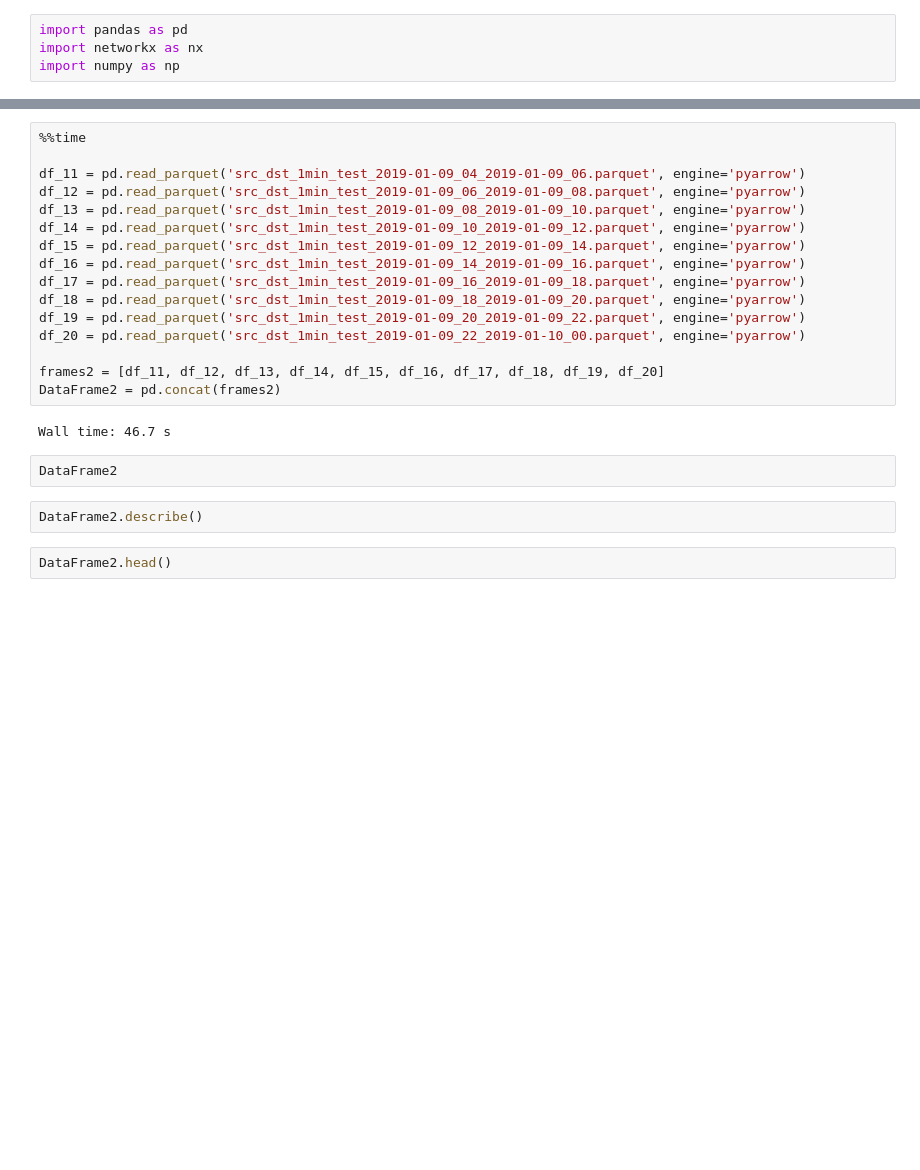
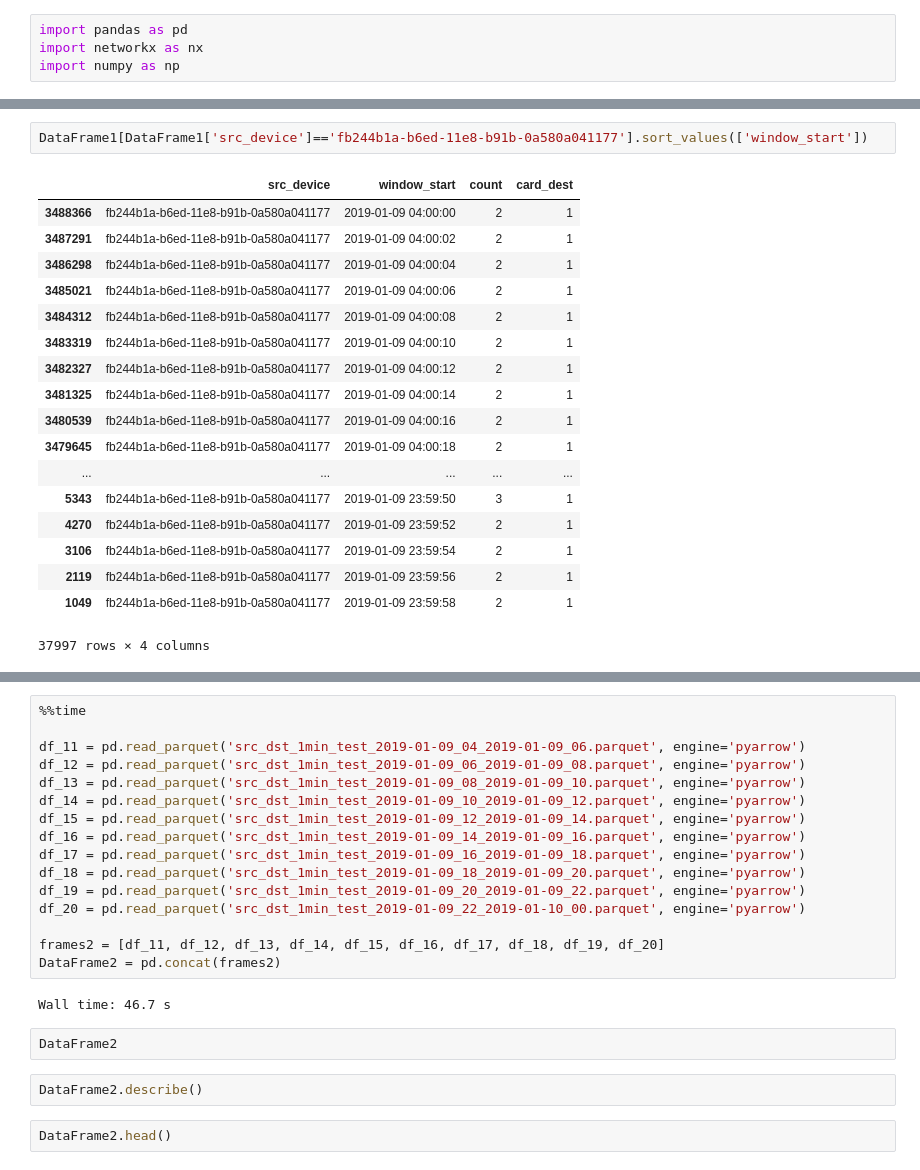
Before and after one commit to nicktang1992/DTSC-MLI-MIDTERM, a Jupyter notebook: Final Project.ipynb, the cells around one changed output, grey strips where cells are left out. Cells and saved outputs as stored; diff of their text form; blank space fills up the shorter version.

```diff
--- a/Final Project.ipynb
+++ b/Final Project.ipynb
@@ -47,0 +51,21 @@ DataFrame1
+# %%
+DataFrame1[DataFrame1['src_device']=='fb244b1a-b6ed-11e8-b91b-0a580a041177'].sort_values(['window_start'])
+# %% [output]
+|  | src_device | window_start | count | card_dest |
+| 3488366 | fb244b1a-b6ed-11e8-b91b-0a580a041177 | 2019-01-09 04:00:00 | 2 | 1 |
+| 3487291 | fb244b1a-b6ed-11e8-b91b-0a580a041177 | 2019-01-09 04:00:02 | 2 | 1 |
+| 3486298 | fb244b1a-b6ed-11e8-b91b-0a580a041177 | 2019-01-09 04:00:04 | 2 | 1 |
+| 3485021 | fb244b1a-b6ed-11e8-b91b-0a580a041177 | 2019-01-09 04:00:06 | 2 | 1 |
+| 3484312 | fb244b1a-b6ed-11e8-b91b-0a580a041177 | 2019-01-09 04:00:08 | 2 | 1 |
+| 3483319 | fb244b1a-b6ed-11e8-b91b-0a580a041177 | 2019-01-09 04:00:10 | 2 | 1 |
+| 3482327 | fb244b1a-b6ed-11e8-b91b-0a580a041177 | 2019-01-09 04:00:12 | 2 | 1 |
+| 3481325 | fb244b1a-b6ed-11e8-b91b-0a580a041177 | 2019-01-09 04:00:14 | 2 | 1 |
+| 3480539 | fb244b1a-b6ed-11e8-b91b-0a580a041177 | 2019-01-09 04:00:16 | 2 | 1 |
+| 3479645 | fb244b1a-b6ed-11e8-b91b-0a580a041177 | 2019-01-09 04:00:18 | 2 | 1 |
+| ... | ... | ... | ... | ... |
+| 5343 | fb244b1a-b6ed-11e8-b91b-0a580a041177 | 2019-01-09 23:59:50 | 3 | 1 |
+| 4270 | fb244b1a-b6ed-11e8-b91b-0a580a041177 | 2019-01-09 23:59:52 | 2 | 1 |
+| 3106 | fb244b1a-b6ed-11e8-b91b-0a580a041177 | 2019-01-09 23:59:54 | 2 | 1 |
+| 2119 | fb244b1a-b6ed-11e8-b91b-0a580a041177 | 2019-01-09 23:59:56 | 2 | 1 |
+| 1049 | fb244b1a-b6ed-11e8-b91b-0a580a041177 | 2019-01-09 23:59:58 | 2 | 1 |
+37997 rows × 4 columns
```
Also changed, not shown: parts of 16 cells of this notebook.
